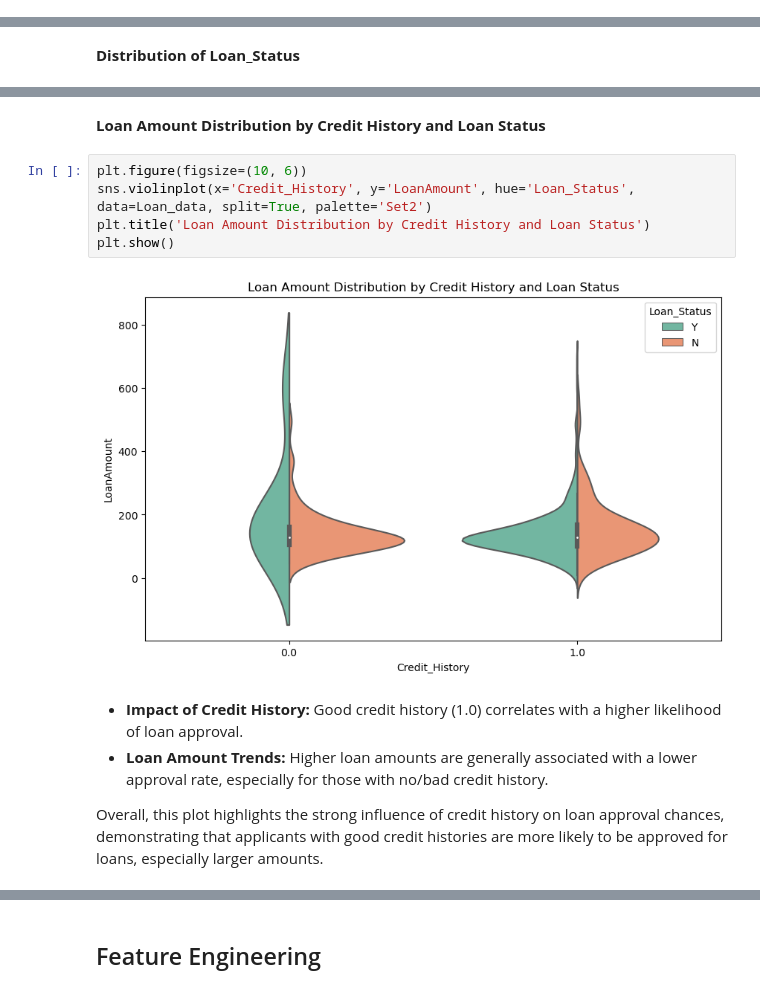
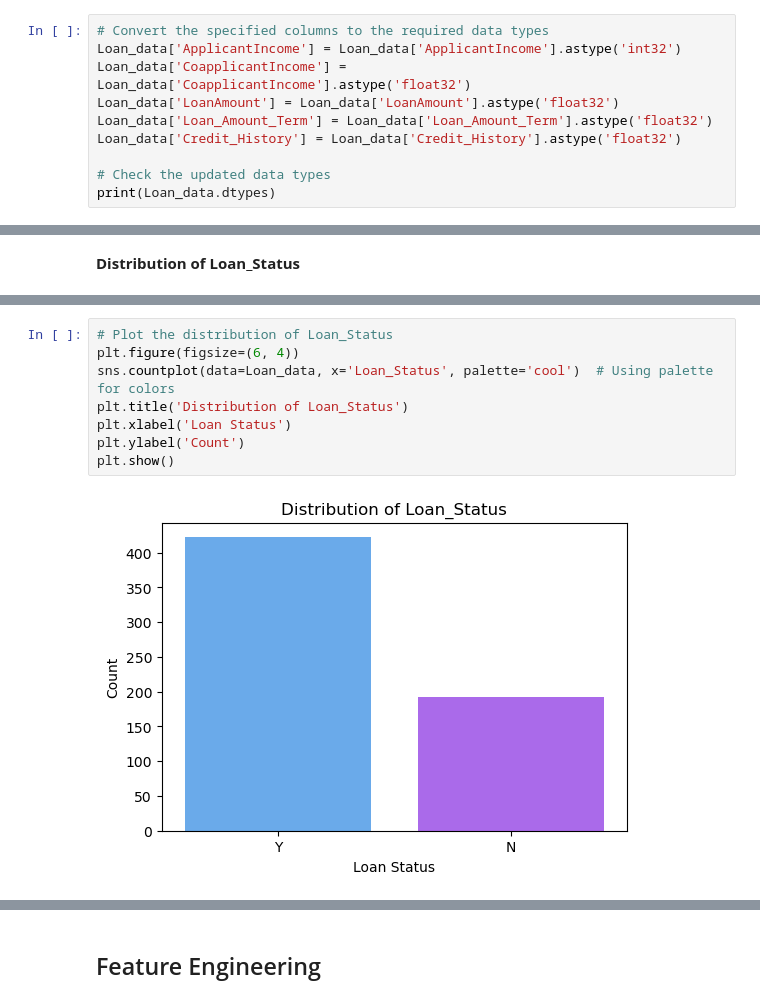
Before and after one commit to AmosMaps/Classification_Loan_Status, a Jupyter notebook: Loan_status.ipynb, the cells around one changed output, grey strips where cells are left out. Cells and saved outputs as stored; diff of their text form.

```diff
--- a/Loan_status.ipynb
+++ b/Loan_status.ipynb
@@ -144,0 +146,10 @@ The summary information of the anime_data: None
+# %%
+# Convert the specified columns to the required data types
+Loan_data['ApplicantIncome'] = Loan_data['ApplicantIncome'].astype('int32')
+Loan_data['CoapplicantIncome'] = Loan_data['CoapplicantIncome'].astype('float32')
+Loan_data['LoanAmount'] = Loan_data['LoanAmount'].astype('float32')
+Loan_data['Loan_Amount_Term'] = Loan_data['Loan_Amount_Term'].astype('float32')
+Loan_data['Credit_History'] = Loan_data['Credit_History'].astype('float32')
+
+# Check the updated data types
+print(Loan_data.dtypes)
@@ -464,14 +336,10 @@ Overall, loan amounts and terms are quite similar across approved and rejected l
-# %% [markdown]
-**Loan Amount Distribution by Credit History and Loan Status**
-# %%
-plt.figure(figsize=(10, 6))
-sns.violinplot(x='Credit_History', y='LoanAmount', hue='Loan_Status', data=Loan_data, split=True, palette='Set2')
-plt.title('Loan Amount Distribution by Credit History and Loan Status')
-plt.show()
-# %% [output]
-[figure, removed]
-# %% [markdown]
-- **Impact of Credit History:** Good credit history (1.0) correlates with a higher likelihood of loan approval.
-- **Loan Amount Trends:** Higher loan amounts are generally associated with a lower approval rate, especially for those with no/bad credit history.
-
-Overall, this plot highlights the strong influence of credit history on loan approval chances, demonstrating that applicants with good credit histories are more likely to be approved for loans, especially larger amounts.
+# %%
+# Plot the distribution of Loan_Status
+plt.figure(figsize=(6, 4))
+sns.countplot(data=Loan_data, x='Loan_Status', palette='cool')  # Using palette for colors
+plt.title('Distribution of Loan_Status')
+plt.xlabel('Loan Status')
+plt.ylabel('Count')
+plt.show()
+# %% [output]
+[figure, added]
```
Also changed, not shown: parts of 125 cells of this notebook.
